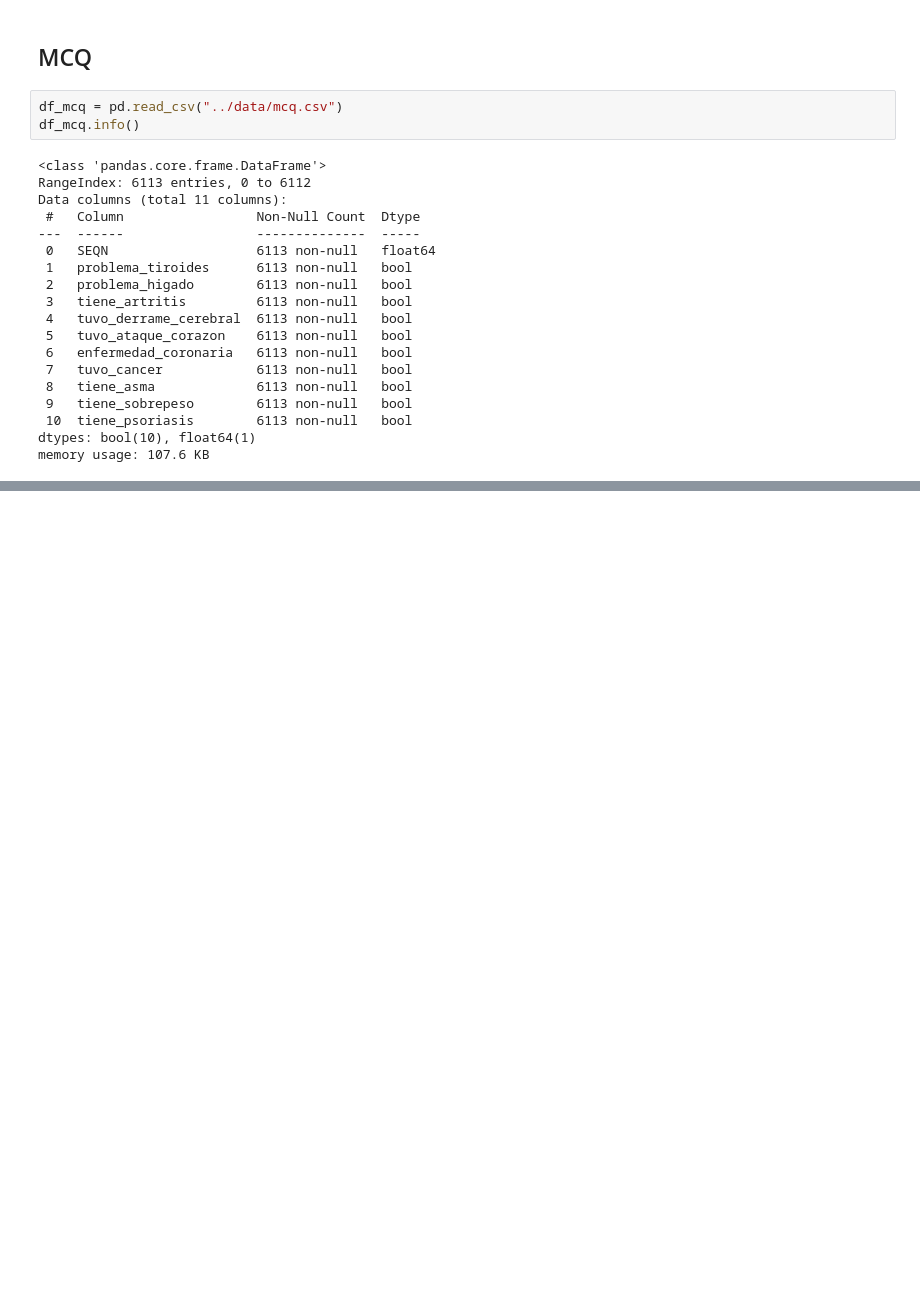
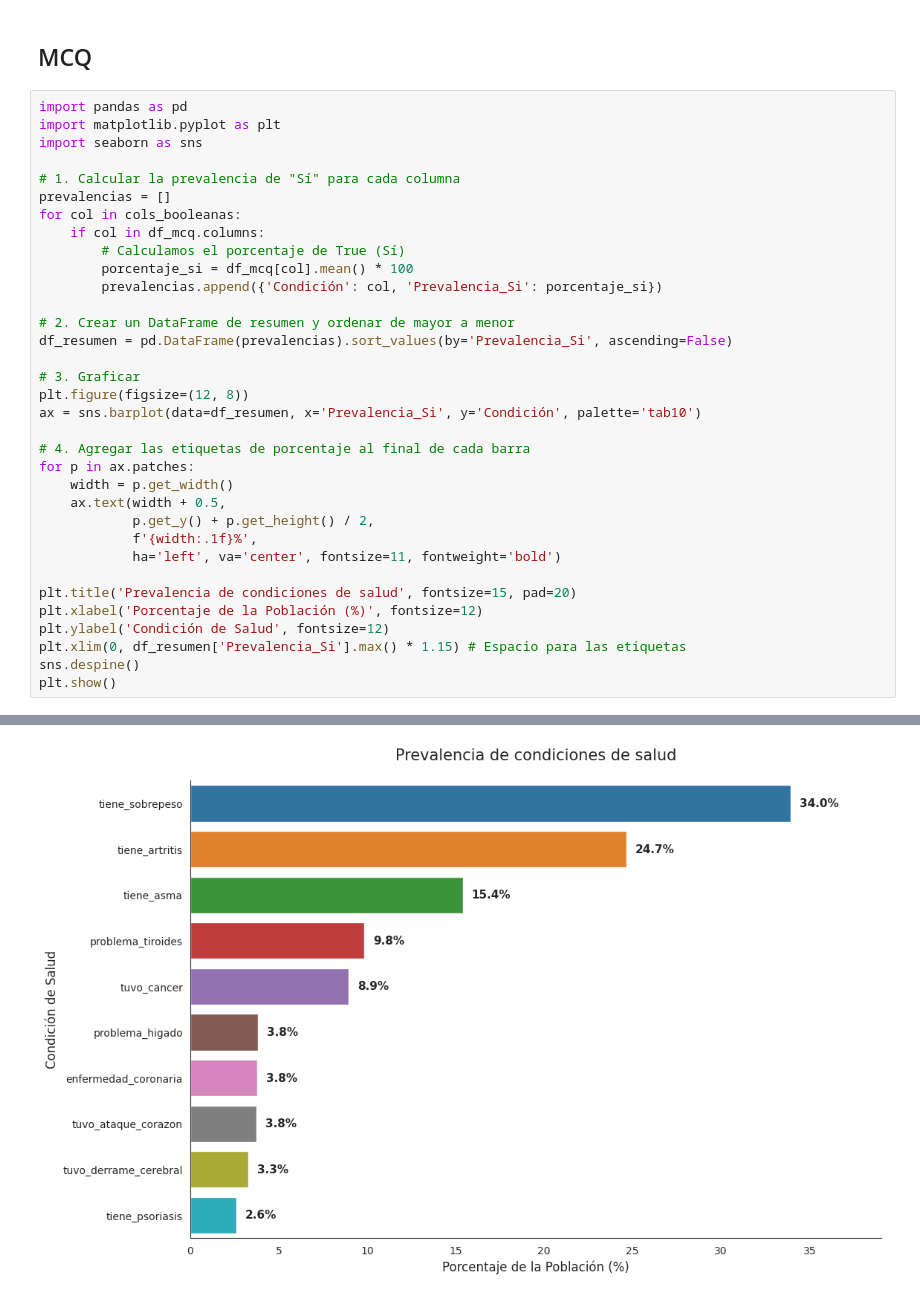
Before and after one commit to salva1984/kokoa-analisis-salud-mental, a Jupyter notebook: notebooks/04-analisis.ipynb, the cells around one changed output, grey strips where cells are left out. Drawn from its saved outputs; the diff is of its cells as text; blank space fills up the shorter version.

```diff
--- a/notebooks/04-analisis.ipynb
+++ b/notebooks/04-analisis.ipynb
@@ -655,25 +655,38 @@ Passing `palette` without assigning `hue` is deprecated and will be removed in v
 [figure]
 # %% [markdown]
 ## MCQ
-# %%
-df_mcq = pd.read_csv("../data/mcq.csv")
-df_mcq.info()
-# %% [output]
-<class 'pandas.core.frame.DataFrame'>
-RangeIndex: 6113 entries, 0 to 6112
-Data columns (total 11 columns):
- #   Column                 Non-Null Count  Dtype
----  ------                 --------------  -----
- 0   SEQN                   6113 non-null   float64
- 1   problema_tiroides      6113 non-null   bool
- 2   problema_higado        6113 non-null   bool
- 3   tiene_artritis         6113 non-null   bool
- 4   tuvo_derrame_cerebral  6113 non-null   bool
- 5   tuvo_ataque_corazon    6113 non-null   bool
- 6   enfermedad_coronaria   6113 non-null   bool
- 7   tuvo_cancer            6113 non-null   bool
- 8   tiene_asma             6113 non-null   bool
- 9   tiene_sobrepeso        6113 non-null   bool
- 10  tiene_psoriasis        6113 non-null   bool
-dtypes: bool(10), float64(1)
-memory usage: 107.6 KB
+# %%
+import pandas as pd
+import matplotlib.pyplot as plt
+import seaborn as sns
+
+# 1. Calcular la prevalencia de "Sí" para cada columna
+prevalencias = []
+for col in cols_booleanas:
+    if col in df_mcq.columns:
+        # Calculamos el porcentaje de True (Sí)
+        porcentaje_si = df_mcq[col].mean() * 100
+        prevalencias.append({'Condición': col, 'Prevalencia_Si': porcentaje_si})
+
+# 2. Crear un DataFrame de resumen y ordenar de mayor a menor
+df_resumen = pd.DataFrame(prevalencias).sort_values(by='Prevalencia_Si', ascending=False)
+
+# 3. Graficar
+plt.figure(figsize=(12, 8))
+ax = sns.barplot(data=df_resumen, x='Prevalencia_Si', y='Condición', palette='tab10')
+
+# 4. Agregar las etiquetas de porcentaje al final de cada barra
+for p in ax.patches:
+    width = p.get_width()
+    ax.text(width + 0.5,
+            p.get_y() + p.get_height() / 2,
+            f'{width:.1f}%',
+            ha='left', va='center', fontsize=11, fontweight='bold')
+
+plt.title('Prevalencia de condiciones de salud', fontsize=15, pad=20)
+plt.xlabel('Porcentaje de la Población (%)', fontsize=12)
+plt.ylabel('Condición de Salud', fontsize=12)
+plt.xlim(0, df_resumen['Prevalencia_Si'].max() * 1.15) # Espacio para las etiquetas
+sns.despine()
+plt.show()
+# %% [output]
@@ -679,0 +696 @@ memory usage: 107.6 KB
+[figure, added]
```
Also changed, not shown: parts of 10 cells of this notebook, 9 other files.
